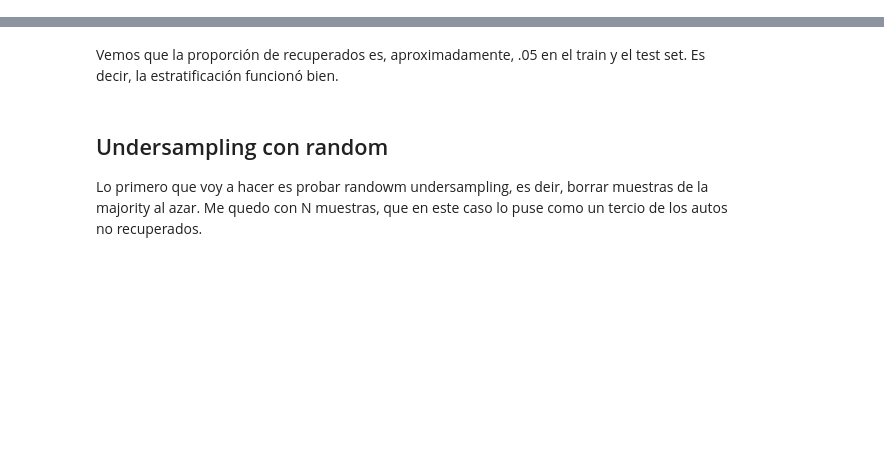
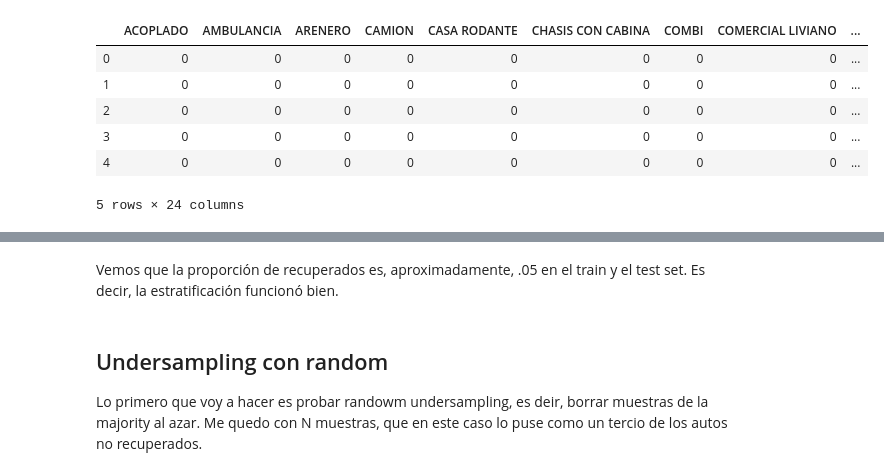
Before and after one commit to ilcarbo/robo_autos, a Jupyter notebook: clasficadorSMOTE.ipynb, the cells around one changed output, grey strips where cells are left out. Drawn from its saved outputs; the diff is of its cells as text; code cells hidden in the pictures; blank space fills up the shorter version.

```diff
--- a/clasficadorSMOTE.ipynb
+++ b/clasficadorSMOTE.ipynb
@@ -49,3 +54,6 @@ Index(['recuperados', 'tramite_fecha', 'fecha_inscripcion_inicial',
 # %%
-data_total.drop(['registro_seccional_descripcion', 'titular_domicilio_localidad',], axis= 1, inplace = True)
+# Dropeamos las columnas 'registro_seccional_descripcion' y 'titular_domicilio_localidad' porque
+# no las consideramos relevantes para la prediccioón
+data_total.drop(['registro_seccional_descripcion', 'titular_domicilio_localidad',],
+                axis= 1, inplace = True)
 # %%
@@ -88,0 +100,10 @@ data_total = data_total.join([prov_dummie, origen_dummie, tipo_dummie,  modelo_d
+# %%
+tipo_dummie.iloc[:,:-1].head()
+# %% [output]
+|  | ACOPLADO | AMBULANCIA | ARENERO | CAMION | CASA RODANTE | CHASIS CON CABINA | COMBI | COMERCIAL LIVIANO | ... |
+| 0 | 0 | 0 | 0 | 0 | 0 | 0 | 0 | 0 | ... |
+| 1 | 0 | 0 | 0 | 0 | 0 | 0 | 0 | 0 | ... |
+| 2 | 0 | 0 | 0 | 0 | 0 | 0 | 0 | 0 | ... |
+| 3 | 0 | 0 | 0 | 0 | 0 | 0 | 0 | 0 | ... |
+| 4 | 0 | 0 | 0 | 0 | 0 | 0 | 0 | 0 | ... |
+5 rows × 24 columns
```
Also changed, not shown: parts of 28 cells of this notebook.
